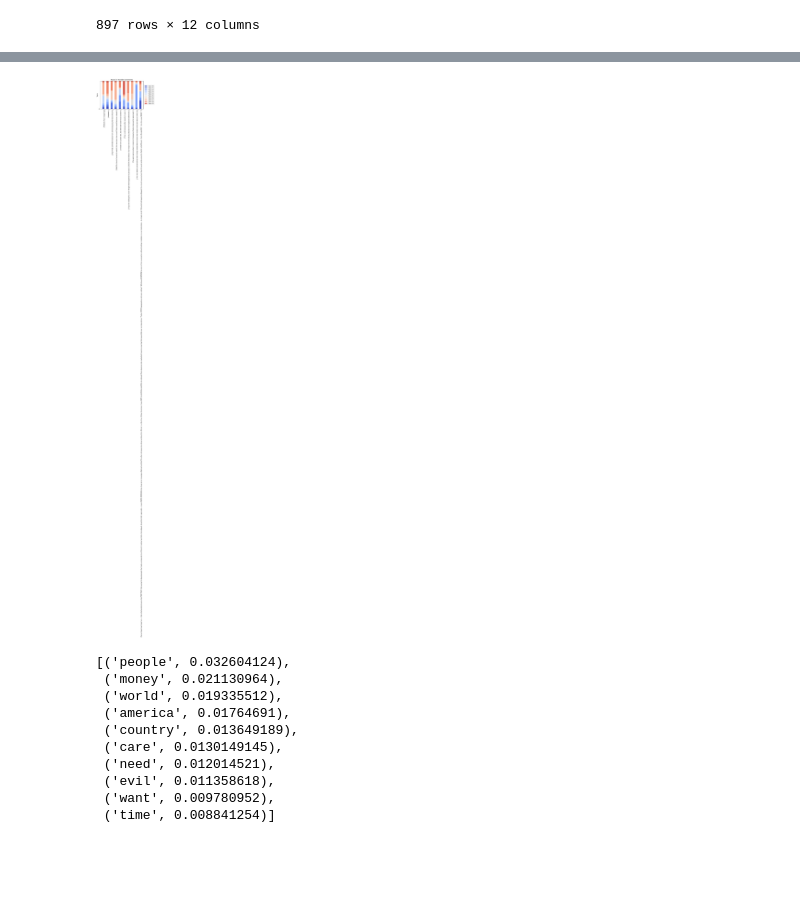
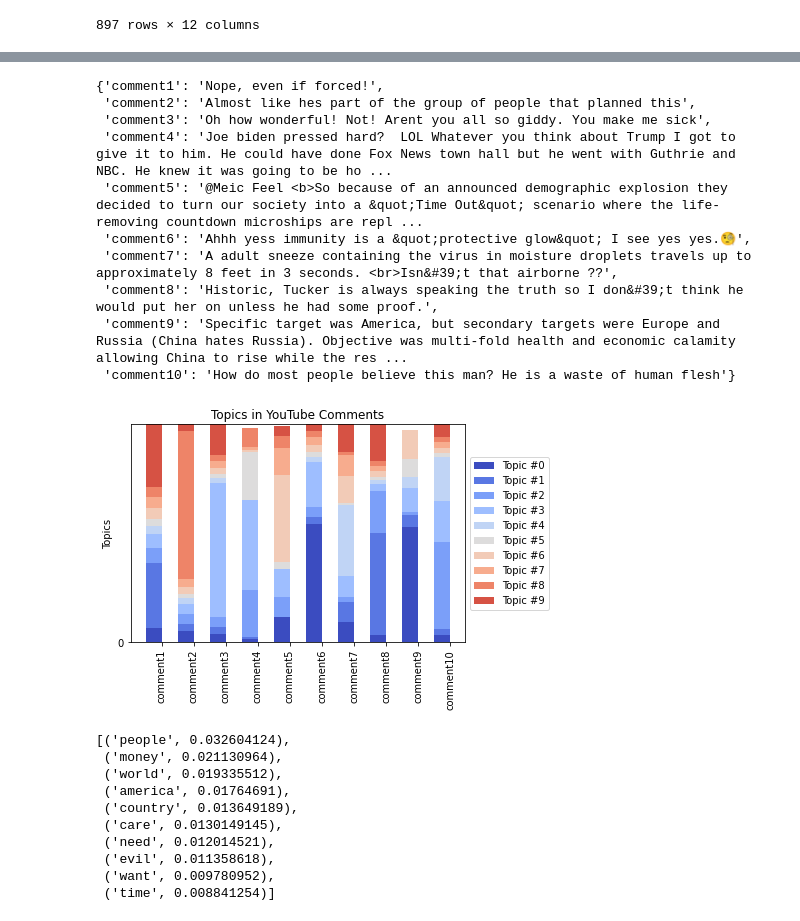
Before and after one commit to yuzhouw313/Content-Analysis-Homework, a Jupyter notebook: final_project/final_analysis.ipynb, the cells around one changed output, grey strips where cells are left out. Drawn from its saved outputs; the diff is of its cells as text; code cells hidden in the pictures; blank space fills up the shorter version.

```diff
--- a/final_project/final_analysis.ipynb
+++ b/final_project/final_analysis.ipynb
@@ -583,10 +595,18 @@ ldaDF[1::100]
 | 89601 | @@DCA_BOB George Floyd | [(0, 0.06220852), (1, 0.051237203... | 0.062209 | 0.051237 | 0.067274 | 0.560806 | 0.036894 | 0.032553 | 0.048771 | 0.052923 | 0.043896 | ... |
 897 rows × 12 columns
 # %%
-ldaDFV = ldaDF[:10][['topic_%d' %x for x in range(10)]]
-ldaDFVisN = ldaDF[:10][['comment']]
+# ldaDFV = ldaDF[:10][['topic_%d' %x for x in range(10)]]
+# ldaDFVisN = ldaDF[:10][['comment']]
+# ldaDFVis = ldaDFV.values
+# ldaDFVisNames = ldaDFVisN.values
+# ldaDFV
+
+random_rows = ldaDF.sample(n=10, random_state=43)
+ldaDFV = random_rows[['topic_%d' % x for x in range(10)]]
+ldaDFVisN = random_rows[['comment']]
 ldaDFVis = ldaDFV.values
 ldaDFVisNames = ldaDFVisN.values
+
 ldaDFV
 # %% [output]
 |  | topic_0 | topic_1 | topic_2 | topic_3 | topic_4 | topic_5 | topic_6 | topic_7 | topic_8 | topic_9 |
@@ -623,35 +657,50 @@ wordRanksDF
+# %%
+ldaDFVisNames_flat = ldaDFVisNames.flatten()
+comment_dict = {f"comment{i+1}": comment for i, comment in enumerate(ldaDFVisNames_flat)}
+comment_dict
+# %% [output]
+{'comment1': 'Nope, even if forced!',
+ 'comment2': 'Almost like hes part of the group of people that planned this',
+ 'comment3': 'Oh how wonderful! Not! Arent you all so giddy. You make me sick',
+ 'comment4': 'Joe biden pressed hard?  LOL Whatever you think about Trump I got to give it to him. He could have done Fox News town hall but he went with Guthrie and NBC. He knew it was going to be ho ...
+ 'comment5': '@Meic Feel <b>So because of an announced demographic explosion they decided to turn our society into a &quot;Time Out&quot; scenario where the life-removing countdown microships are repl ...
+ 'comment6': 'Ahhh yess immunity is a &quot;protective glow&quot; I see yes yes.🧐',
+ 'comment7': 'A adult sneeze containing the virus in moisture droplets travels up to approximately 8 feet in 3 seconds. <br>Isn&#39;t that airborne ??',
+ 'comment8': 'Historic, Tucker is always speaking the truth so I don&#39;t think he would put her on unless he had some proof.',
+ 'comment9': 'Specific target was America, but secondary targets were Europe and Russia (China hates Russia). Objective was multi-fold health and economic calamity allowing China to rise while the res ...
+ 'comment10': 'How do most people believe this man? He is a waste of human flesh'}
 # %%
 N = 10
 ind = np.arange(N)
 K = senlda.num_topics
 ind = np.arange(N)
 width = 0.5
 plots = []
 height_cumulative = np.zeros(N)
 
 for k in range(K):
     color = plt.cm.coolwarm(k/K, 1)
     if k == 0:
         p = plt.bar(ind, ldaDFVis[:, k], width, color=color)
     else:
         p = plt.bar(ind, ldaDFVis[:, k], width, bottom=height_cumulative, color=color)
     height_cumulative += ldaDFVis[:, k]
     plots.append(p)
 
 
 plt.ylim((0, 1))
 plt.ylabel('Topics')
 
 plt.title('Topics in YouTube Comments')
-plt.xticks(ind+width/2, ldaDFVisNames, rotation='vertical')
+plt.xticks(ind+width/2, comment_dict.keys(), rotation='vertical')
 
 plt.yticks(np.arange(0, 1, 10))
 topic_labels = ['Topic #{}'.format(k) for k in range(K)]
 plt.legend([p[0] for p in plots], topic_labels, loc='center left', frameon=True,  bbox_to_anchor = (1, .5))
 
 plt.show()
 # %% [output]
-[figure, old version]
+[figure, new version]
 # %%
 senlda.show_topic(0)
 # %% [output]
```
Also changed, not shown: parts of 53 cells of this notebook.
